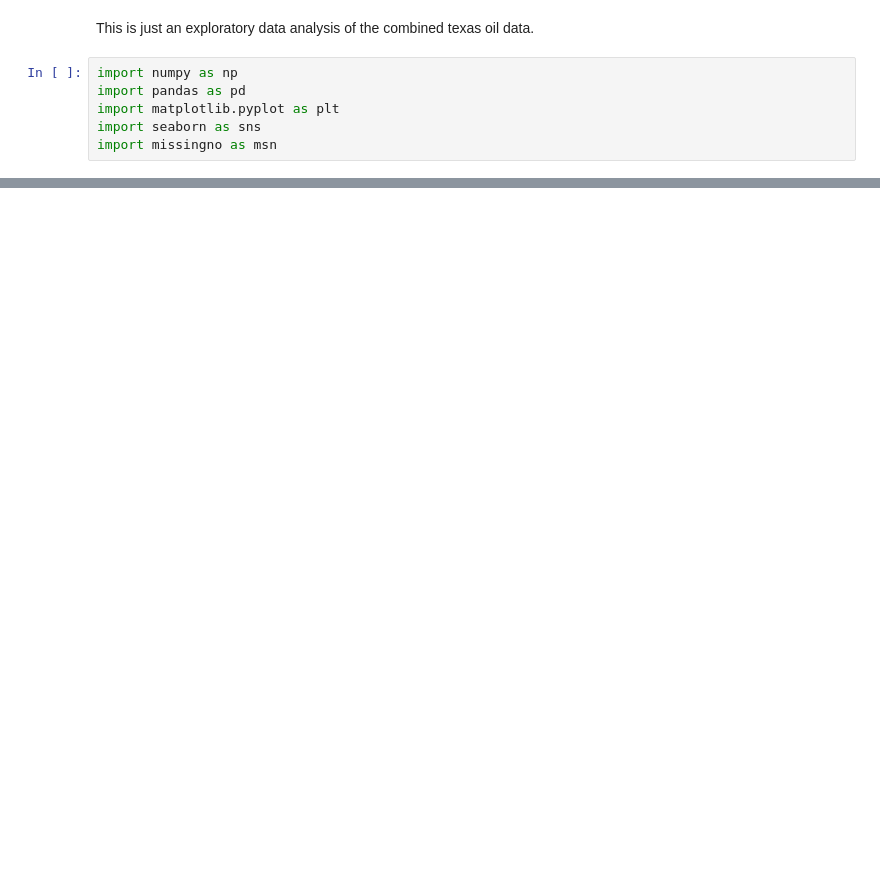
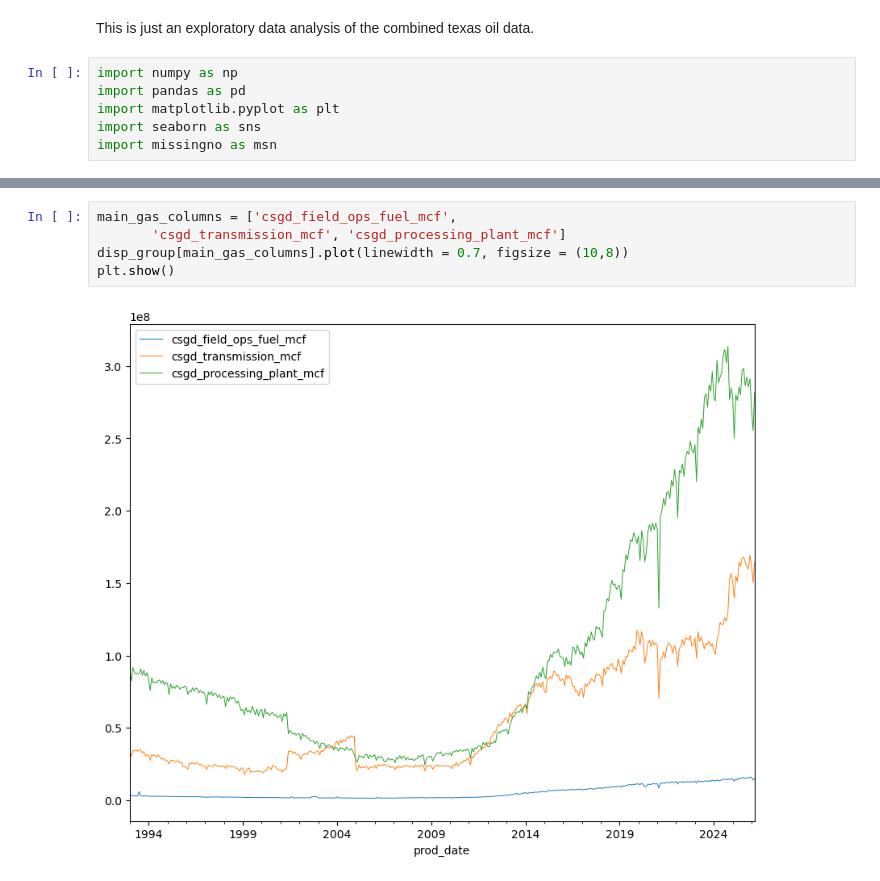
Before and after one commit to Erdos-Projects/summer26-permian-flaring, a Jupyter notebook: src/data/texas/texas_oil_test_1.ipynb, the cells around one changed output, grey strips where cells are left out. Drawn from its saved outputs; the diff is of its cells as text; blank space fills up the shorter version.

```diff
--- a/src/data/texas/texas_oil_test_1.ipynb
+++ b/src/data/texas/texas_oil_test_1.ipynb
@@ -104,0 +218,7 @@ plt.show()
+# %%
+main_gas_columns = ['csgd_field_ops_fuel_mcf',
+       'csgd_transmission_mcf', 'csgd_processing_plant_mcf']
+disp_group[main_gas_columns].plot(linewidth = 0.7, figsize = (10,8))
+plt.show()
+# %% [output]
+[figure, added]
```
Also changed, not shown: parts of 20 cells of this notebook, 2 other files.
